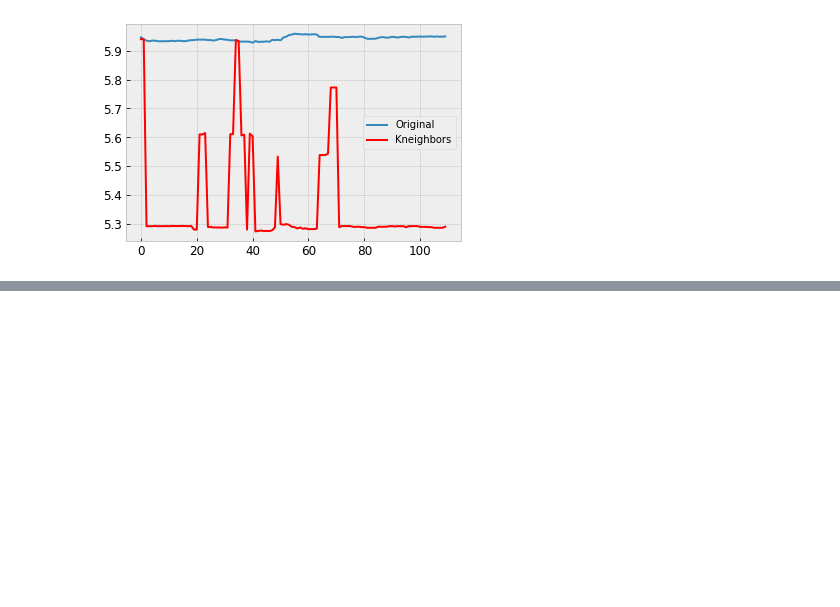
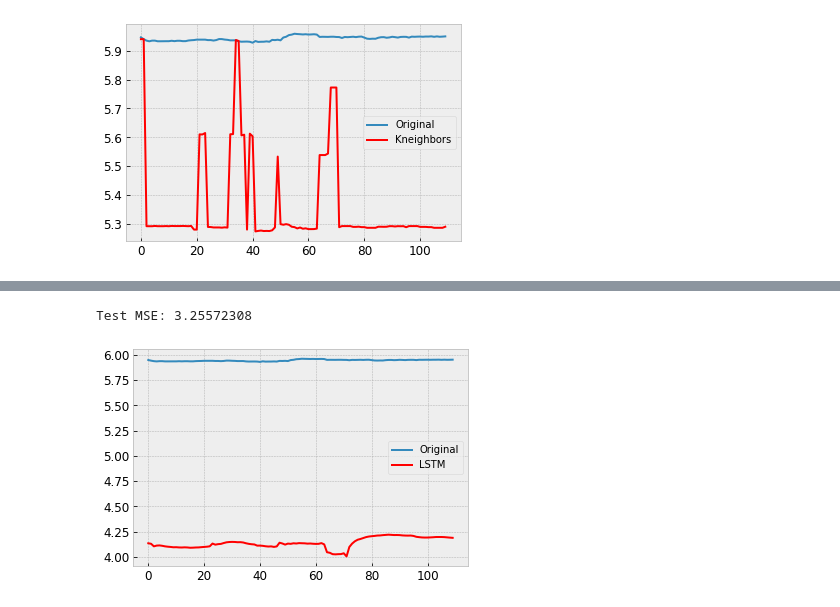
Before and after one commit to aburak256/Currency-with-Twitter, a Jupyter notebook: Project.ipynb, the cells around one changed output, grey strips where cells are left out. Drawn from its saved outputs; the diff is of its cells as text; code cells hidden in the pictures; blank space fills up the shorter version.

Commit message:
After LSTM

```diff
--- a/Project.ipynb
+++ b/Project.ipynb
@@ -792,0 +817,17 @@ NameError: ignored
+# %%
+dropout=0.0
+simple_lstm_model = tf.keras.models.Sequential([
+    tf.keras.layers.LSTM(128, input_shape=X_train_w.shape[-2:],dropout=dropout),
+    tf.keras.layers.Dense(128),
+    tf.keras.layers.Dense(128),
+    tf.keras.layers.Dense(1)
+])
+
+simple_lstm_model.compile(optimizer='rmsprop', loss='mae')
+# %%
+EVALUATION_INTERVAL = 200
+EPOCHS = 5
+
+model_history = simple_lstm_model.fit(train_data, epochs=EPOCHS,
+                      steps_per_epoch=EVALUATION_INTERVAL,
+                      validation_data=val_data, validation_steps=50)
@@ -792,0 +846,13 @@ NameError: ignored
+# %%
+yhat = simple_lstm_model.predict(X_test_w).reshape(1,-1)[0]
+resultsDict['Tensorflow simple LSTM'] = evaluate(y_test,yhat)
+predictionsDict['Tensorflow simple LSTM'] = yhat
+# %%
+plt.plot(df_test.Rate.values , label='Original')
+plt.plot(yhat,color='red',label='LSTM')
+plt.legend()
+error = mean_squared_error(df_test.Rate, yhat)
+print('Test MSE: %.8f' % error)
+# %% [output]
+Test MSE: 3.25572308
+[figure, added]
```
Also changed, not shown: parts of 7 cells of this notebook.
